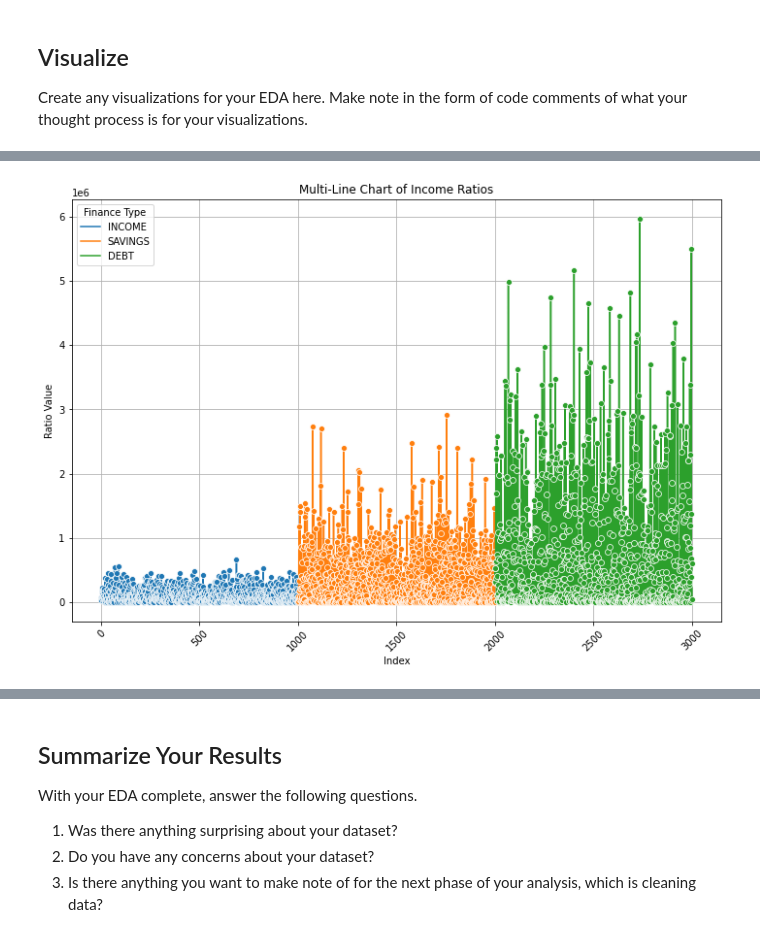
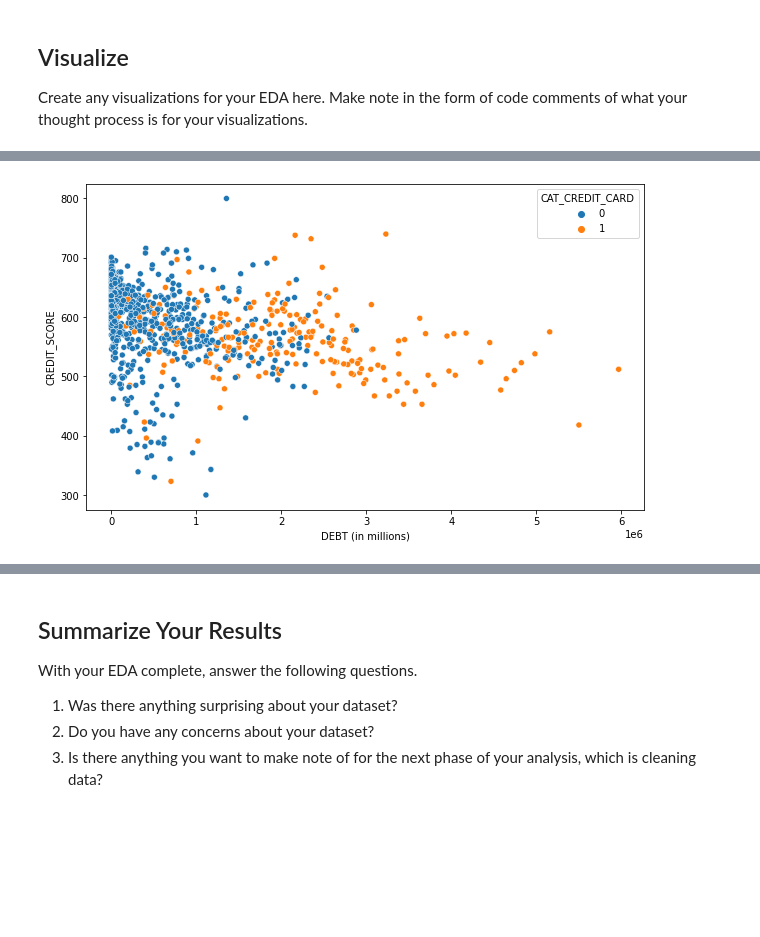
Before and after one commit to LSHAlluri/eda-checkpoint, a Jupyter notebook: checkpoint-two.ipynb, the cells around one changed output, grey strips where cells are left out. Drawn from its saved outputs; the diff is of its cells as text; code cells hidden in the pictures; blank space fills up the shorter version.

```diff
--- a/checkpoint-two.ipynb
+++ b/checkpoint-two.ipynb
@@ -459,23 +496,15 @@ plt.show()
-# %%
-ratio_data_df = credit_df[['INCOME','SAVINGS','DEBT']]
-# Melt the DataFrame to long format
-ratios_melted = ratio_data_df.melt(var_name='Finance Type', value_name='Value')
-
-# If you want to add a time index or identifier, you can create one
-ratios_melted['Index'] = ratios_melted.index  # or use a custom time variable
-
-# Create the line plot
-plt.figure(figsize=(12, 8))
-sns.lineplot(data=ratios_melted, x='Index', y='Value', hue='Finance Type', marker='o')
-
-# Adding titles and labels
-plt.title('Multi-Line Chart of Income Ratios')
-plt.ylabel('Ratio Value')
-plt.xlabel('Index')
-plt.xticks(rotation=45)  # Rotate x labels for better readability
-plt.grid()
-
-# Show the plot
-plt.show()
-# %% [output]
-[figure, removed]
+# %%
+# See what kind of a relationship exists between Debt, Credit_Score and usage of Credit cards
+
+# Scatterplot
+plt.figure(figsize=(10, 6), facecolor='white')
+sns.scatterplot(x="DEBT", y="CREDIT_SCORE", data=credit_df, hue ='CAT_CREDIT_CARD')
+plt.xlabel('DEBT (in millions)')
+plt.show()
+
+# From the graph, it can be infered that, most people are concentrated in between mid 500s to mid
+# 600s Credit Score and under 1.5 million dollars Debt.
+# Over 1.5 million dollars of Debt most people have credit cards and under 1.5 million dollars
+# Debt most people dont use credit cards.
+# %% [output]
+[figure, added]
```
Also changed, not shown: parts of 25 cells of this notebook.
